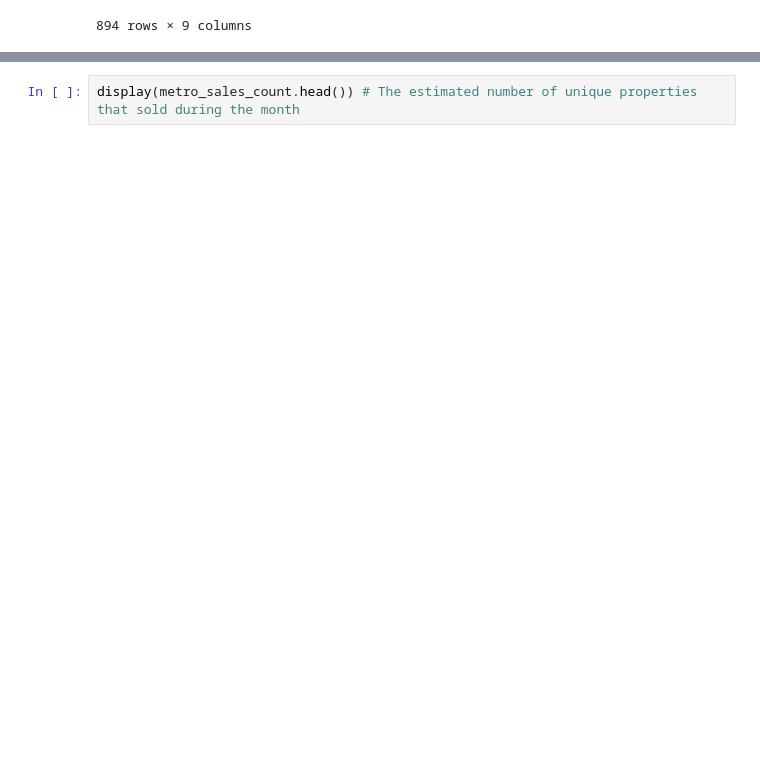
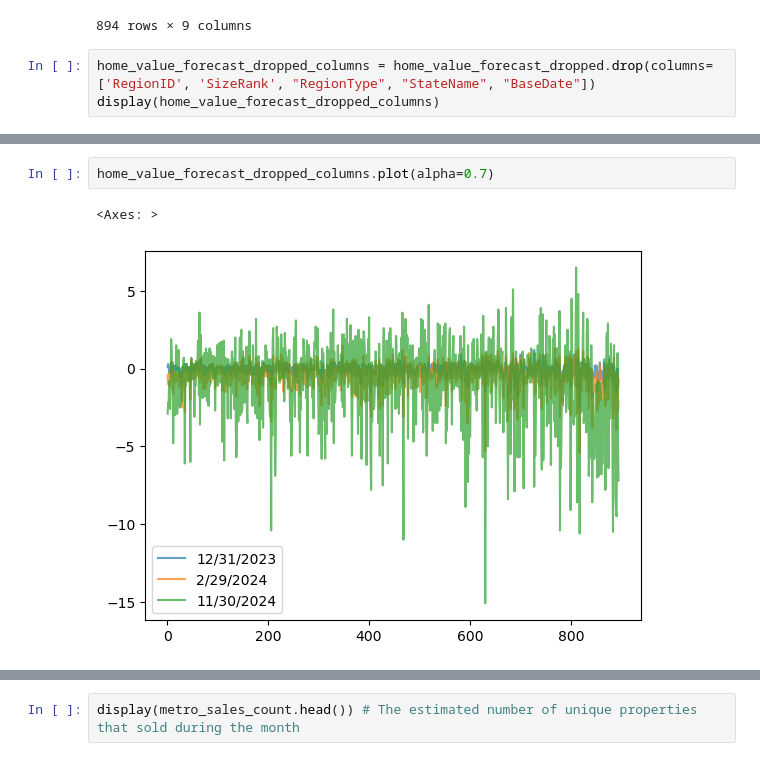
Before and after one commit to McKala1/Project-1, a Jupyter notebook: OSU_AI_Project_1_isaac.ipynb, the cells around one changed output, grey strips where cells are left out. Cells and saved outputs as stored; diff of their text form; blank space fills up the shorter version.

Commit message:
coded in some new graphs

```diff
--- a/OSU_AI_Project_1_isaac.ipynb
+++ b/OSU_AI_Project_1_isaac.ipynb
@@ -83,3 +81,6 @@ display(home_value_forecast_dropped)
 | 893 | 395188 | 938 | Vernon, TX | msa | TX | 11/30/2023 | -1.3 | -2.8 | -5.0 |
 | 894 | 394767 | 939 | Lamesa, TX | msa | TX | 11/30/2023 | -0.7 | -2.1 | -7.2 |
 894 rows × 9 columns
+# %%
+home_value_forecast_dropped_columns = home_value_forecast_dropped.drop(columns=['RegionID', 'SizeRank', "RegionType", "StateName", "BaseDate"])
+display(home_value_forecast_dropped_columns)
@@ -85,0 +101,5 @@ display(home_value_forecast_dropped)
+# %%
+home_value_forecast_dropped_columns.plot(alpha=0.7)
+# %% [output]
+<Axes: >
+[figure, added]
```
Also changed, not shown: parts of 7 cells of this notebook.
